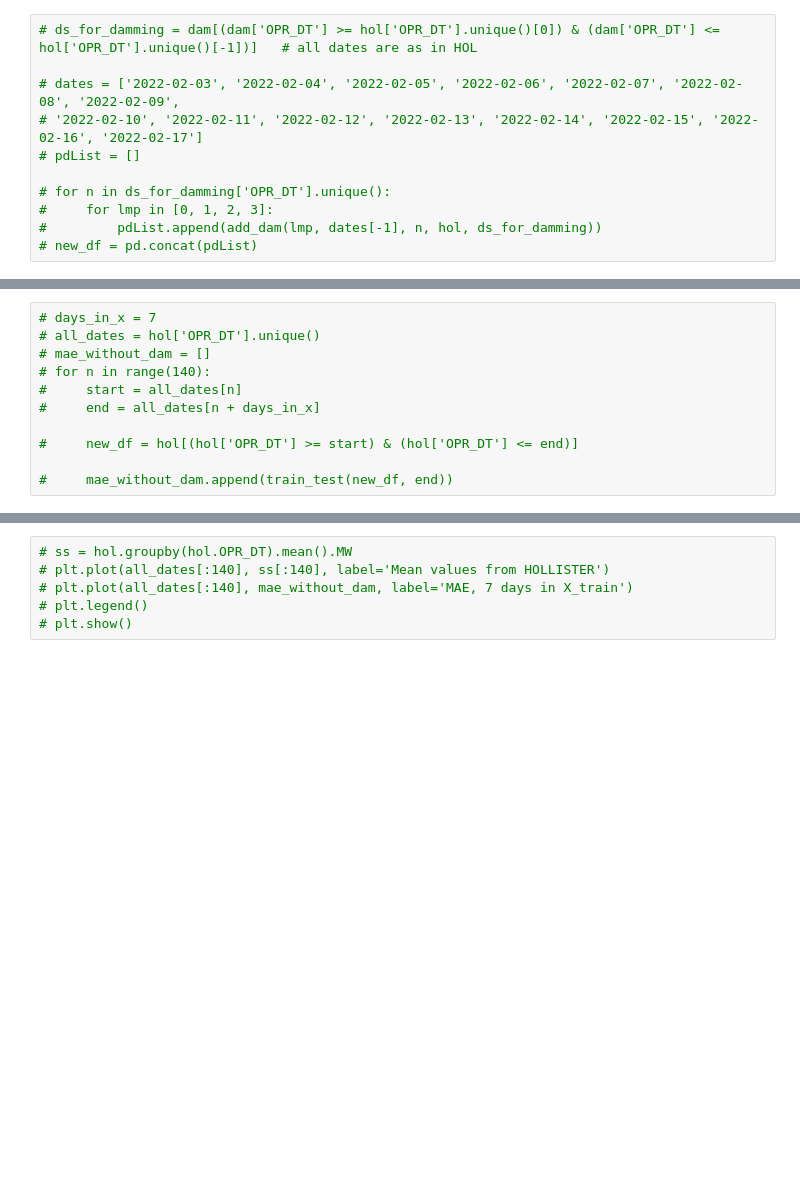
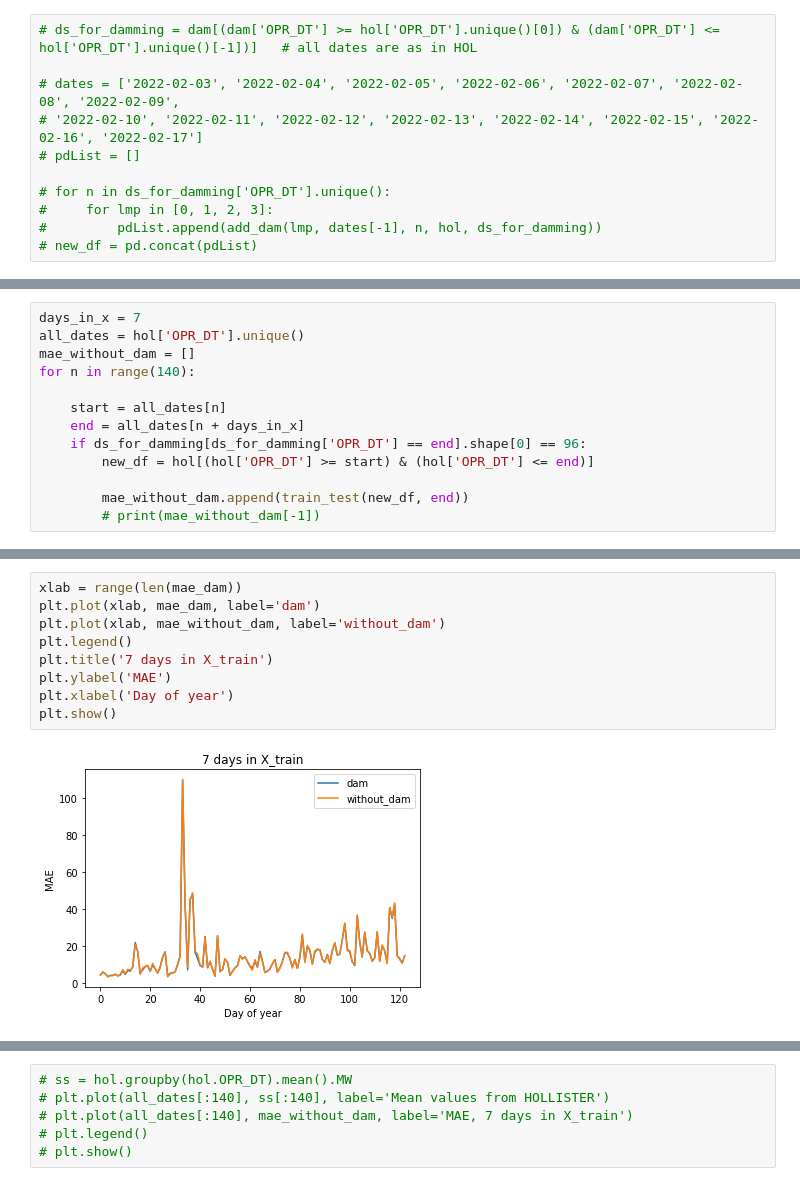
Before and after one commit to yeahartem/electricity, a Jupyter notebook: find_outliers.ipynb, the cells around one changed output, grey strips where cells are left out. Cells and saved outputs as stored; diff of their text form; blank space fills up the shorter version.

```diff
--- a/find_outliers.ipynb
+++ b/find_outliers.ipynb
@@ -250,11 +293,13 @@ disp.plot();
 # %%
-# days_in_x = 7
-# all_dates = hol['OPR_DT'].unique()
-# mae_without_dam = []
-# for n in range(140):
-#     start = all_dates[n]
-#     end = all_dates[n + days_in_x]
+days_in_x = 7
+all_dates = hol['OPR_DT'].unique()
+mae_without_dam = []
+for n in range(140):
 
-#     new_df = hol[(hol['OPR_DT'] >= start) & (hol['OPR_DT'] <= end)]
+    start = all_dates[n]
+    end = all_dates[n + days_in_x]
+    if ds_for_damming[ds_for_damming['OPR_DT'] == end].shape[0] == 96:
+        new_df = hol[(hol['OPR_DT'] >= start) & (hol['OPR_DT'] <= end)]
 
-#     mae_without_dam.append(train_test(new_df, end))
+        mae_without_dam.append(train_test(new_df, end))
+        # print(mae_without_dam[-1])
@@ -260,0 +340,11 @@ disp.plot();
+# %%
+xlab = range(len(mae_dam))
+plt.plot(xlab, mae_dam, label='dam')
+plt.plot(xlab, mae_without_dam, label='without_dam')
+plt.legend()
+plt.title('7 days in X_train')
+plt.ylabel('MAE')
+plt.xlabel('Day of year')
+plt.show()
+# %% [output]
+[figure, added]
```
Also changed, not shown: parts of 17 cells of this notebook.
